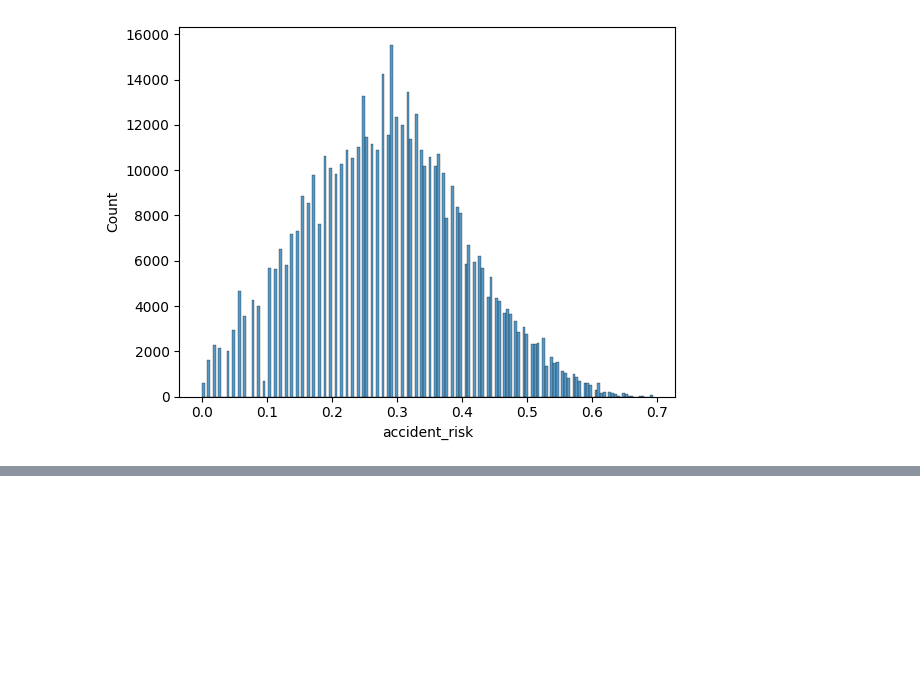
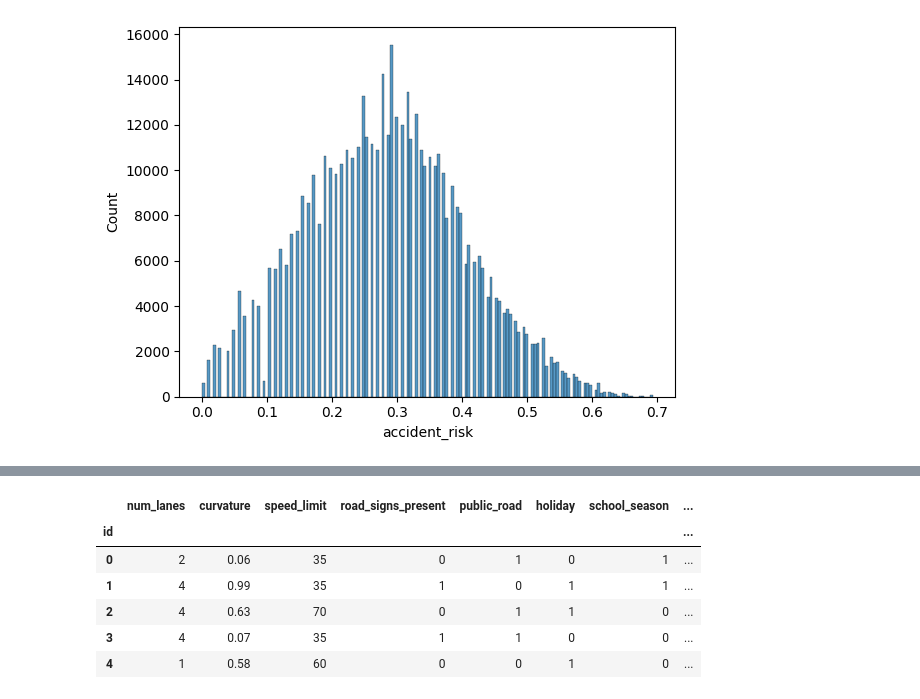
Before and after one commit to StutiSharma22/Kaggle-projects, a Jupyter notebook: Predicting Road Accident Risk/submission.ipynb, the cells around one changed output, grey strips where cells are left out. Saved outputs shown, nothing was run; the diff lists cells and outputs as text; code cells hidden in the pictures; blank space fills up the shorter version.

```diff
--- a/Predicting Road Accident Risk/submission.ipynb
+++ b/Predicting Road Accident Risk/submission.ipynb
@@ -130,0 +175,13 @@ plt.show()
+# %%
+#replacing True and False with 1 and 0
+df_train.replace({True: 1, False: 0}, inplace=True)
+df_test.replace({True: 1, False: 0}, inplace=True)
+df_train.head()
+# %% [output]
+|  | num_lanes | curvature | speed_limit | road_signs_present | public_road | holiday | school_season | ... |
+| id |  |  |  |  |  |  |  | ... |
+| 0 | 2 | 0.06 | 35 | 0 | 1 | 0 | 1 | ... |
+| 1 | 4 | 0.99 | 35 | 1 | 0 | 1 | 1 | ... |
+| 2 | 4 | 0.63 | 70 | 0 | 1 | 1 | 0 | ... |
+| 3 | 4 | 0.07 | 35 | 1 | 1 | 0 | 0 | ... |
+| 4 | 1 | 0.58 | 60 | 0 | 0 | 1 | 0 | ... |
```
Also changed, not shown: parts of 12 cells of this notebook, 1 other file.
